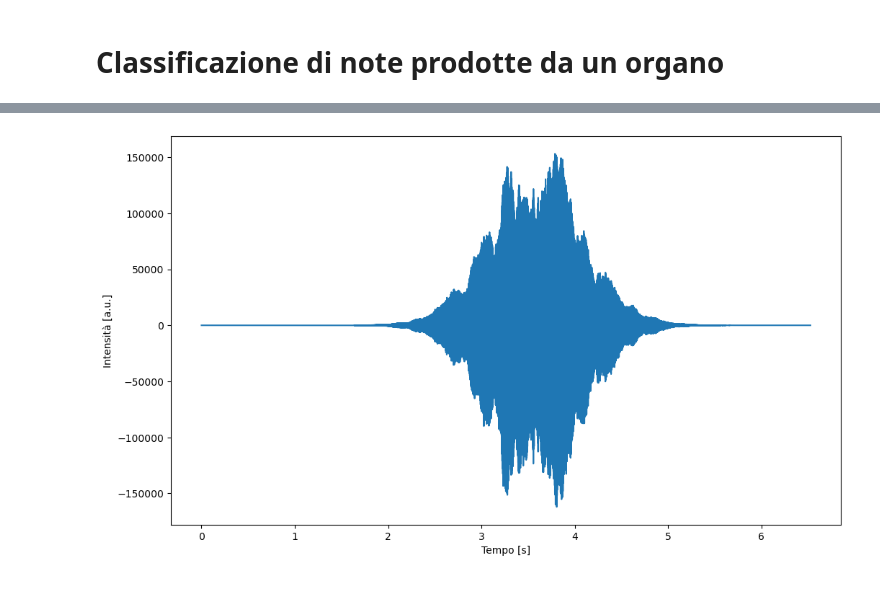
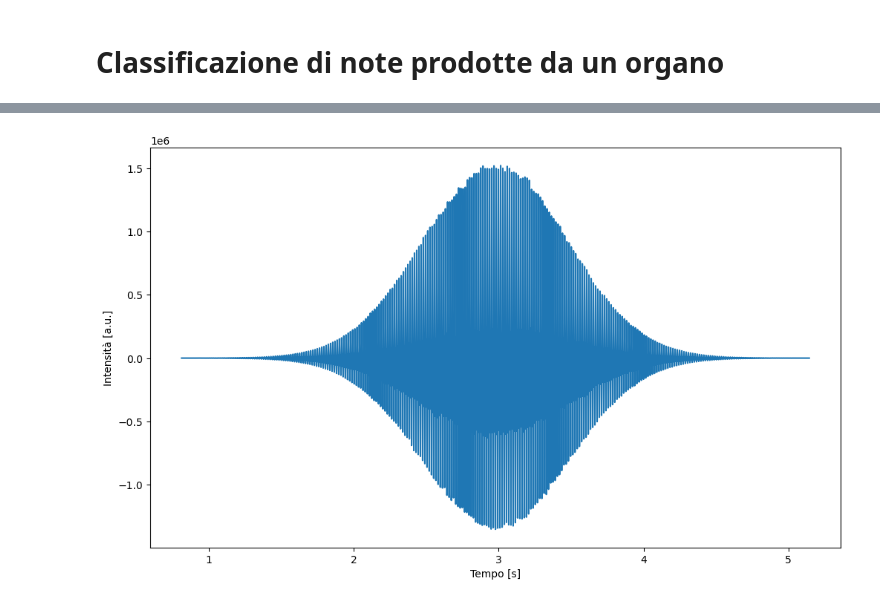
Before and after one commit to maddoc-g/3_organ_clustering, a Jupyter notebook: esperienza_3.ipynb, the cells around one changed output, grey strips where cells are left out. Saved outputs shown, nothing was run; the diff lists cells and outputs as text; code cells hidden in the pictures.

```diff
--- a/esperienza_3.ipynb
+++ b/esperienza_3.ipynb
@@ -103,47 +131,39 @@ plt.show()
 # %%
-# Anche se tagliassimo nettamente le suddette percentuali, poi dovremmo comunque applicare una funzione finestra al segnale tagliato,
-# quindi piuttosto saltiamo lo step intermedio e applichiamo direttamente una funzione finestra che sopprima gli attack.
-
+# Anche dopo aver tagliato inizio e fine del segnale, poi dovremo comunque applicare una funzione finestra al segnale tagliato.
 # Una funzione finestra liscia serve a migliorare i risultati della FFT che faremo dopo; come finestra, scegliamo una campana gaussiana.
-# Questa la vorremmo centrata sul segnale tagliato, che corrisponde al 55esimo percentile del segnale non-tagliato: in pratica,
-# la spostiamo leggermente più in avanti rispetto al perfetto centro per meglio sopprimere gli attack, ben più lunghi dei decay.
-def apply_window(rate, note, sigma):
+def apply_window(rate, cut_note, sigma):
     sigma *= rate
-    N = note.shape[0]
+    N = cut_note.shape[0]
     x = np.arange(N)
-    center = 0.55 * N # 0.55 e non 0.50
+    center = 0.50 * N # Applicata al centro del segnale tagliato!
     window = np.exp(-0.5 * ((x - center) / sigma) ** 2)
-    return note * window
+    return cut_note * window
 
 
 ########################### Ho cambiato leggermente l'implementazione di gaussian_window, ed in particolare così la sigma
 # che passiamo la possiamo scrivere direttamente in secondi così da essere più comprensibile ##############################
 
 ######################### Avevamo anche accennato la possibilità di fare una convoluzione nello spazio diretto invece di una
 # moltiplicazione, così da avere la moltiplicazione nella FT #####################################################
 
 
-# Leggiamo un file qualsiasi e proviamo ad applicare la nostra funzione finestra:
-filename = "./wav_files/note_104.wav"
-rate, note = readwav(filename)
-note = note[:,0] # D'ora in poi questo step sarà necessario
-time = np.linspace(0, note.shape[0], note.shape[0], endpoint = False) / rate
+# Quindi ora applichiamo la finestra al segnale che abbiamo precedentemente scelto, letto e tagliato, e grafichiamo il risultato:
 masked_note = apply_window(rate, note, sigma = 0.5)
 # dove la sigma va specificata in secondi. Ricorda però che i segnali più brevi sono lunghi solo 4s quindi la sigma,
-# se uguale per tutti i segnali, non può andare oltre il mezzo secondo.
+# se uguale per tutti i segnali, non può realisticamente andare oltre il mezzo secondo.
 
 
 ###################### Già 280 * 300k sono parecchie cose da salvare in memoria tutte in una sola volta, ma moltiplicare
 # ulteriormente per due perché non si vogliono sovrascrivere i dati originali con quelli mascherati non mi sembra saggio.
 # Ora qui io l'ho fatto, soprattutto per i subplot che verranno, ma dico per il futuro ##############
 
 
 # Grafichiamo per vedere se ha funzionato come previsto:
 plt.figure(figsize=(12, 7))
 plt.plot(time, masked_note)
 plt.xlabel("Tempo [s]")
 plt.ylabel("Intensità [a.u.]")
 plt.show()
 # %% [output]
-[figure, old version]
+[figure, new version]
 # %%
```
Also changed, not shown: parts of 16 cells of this notebook.
